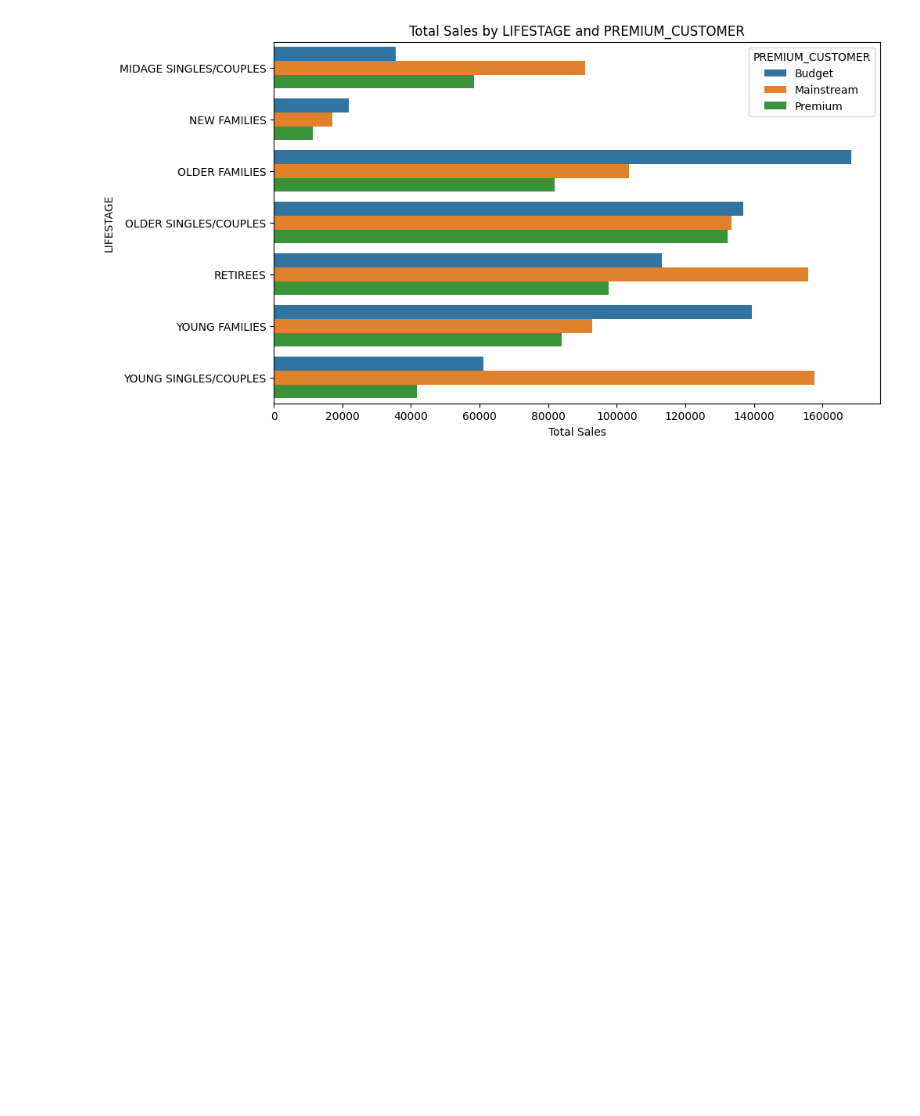
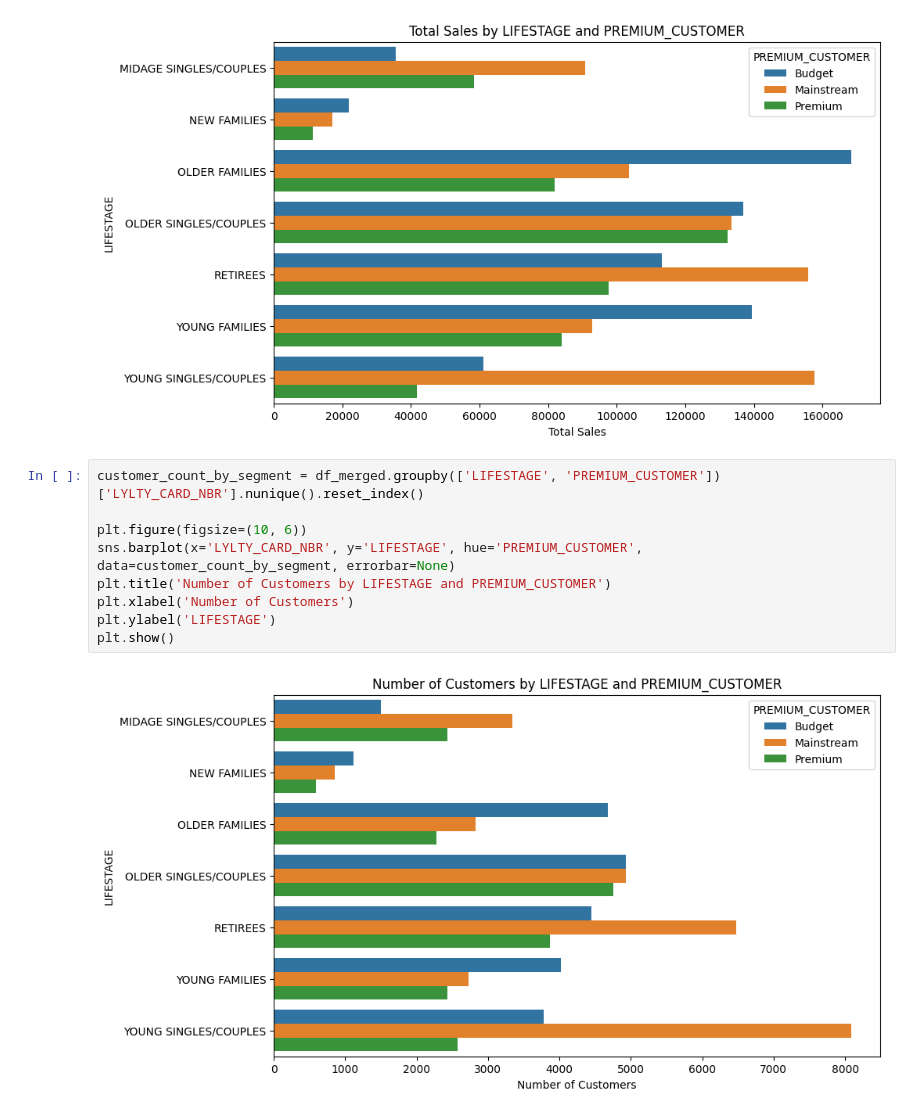
Before and after one commit to yahyaCS/quantiumTasks, a Jupyter notebook: Task1.ipynb, the cells around one changed output. Cells and saved outputs as stored; diff of their text form; blank space fills up the shorter version.

Commit message:
Number of customers by LIFESTAGE and PREMIUM_CUSTOMER

```diff
--- a/Task1.ipynb
+++ b/Task1.ipynb
@@ -416,3 +416,14 @@ plt.ylabel('LIFESTAGE')
 plt.show()
 # %% [output]
 [figure]
+# %%
+customer_count_by_segment = df_merged.groupby(['LIFESTAGE', 'PREMIUM_CUSTOMER'])['LYLTY_CARD_NBR'].nunique().reset_index()
+
+plt.figure(figsize=(10, 6))
+sns.barplot(x='LYLTY_CARD_NBR', y='LIFESTAGE', hue='PREMIUM_CUSTOMER', data=customer_count_by_segment, errorbar=None)
+plt.title('Number of Customers by LIFESTAGE and PREMIUM_CUSTOMER')
+plt.xlabel('Number of Customers')
+plt.ylabel('LIFESTAGE')
+plt.show()
+# %% [output]
+[figure, added]
```
